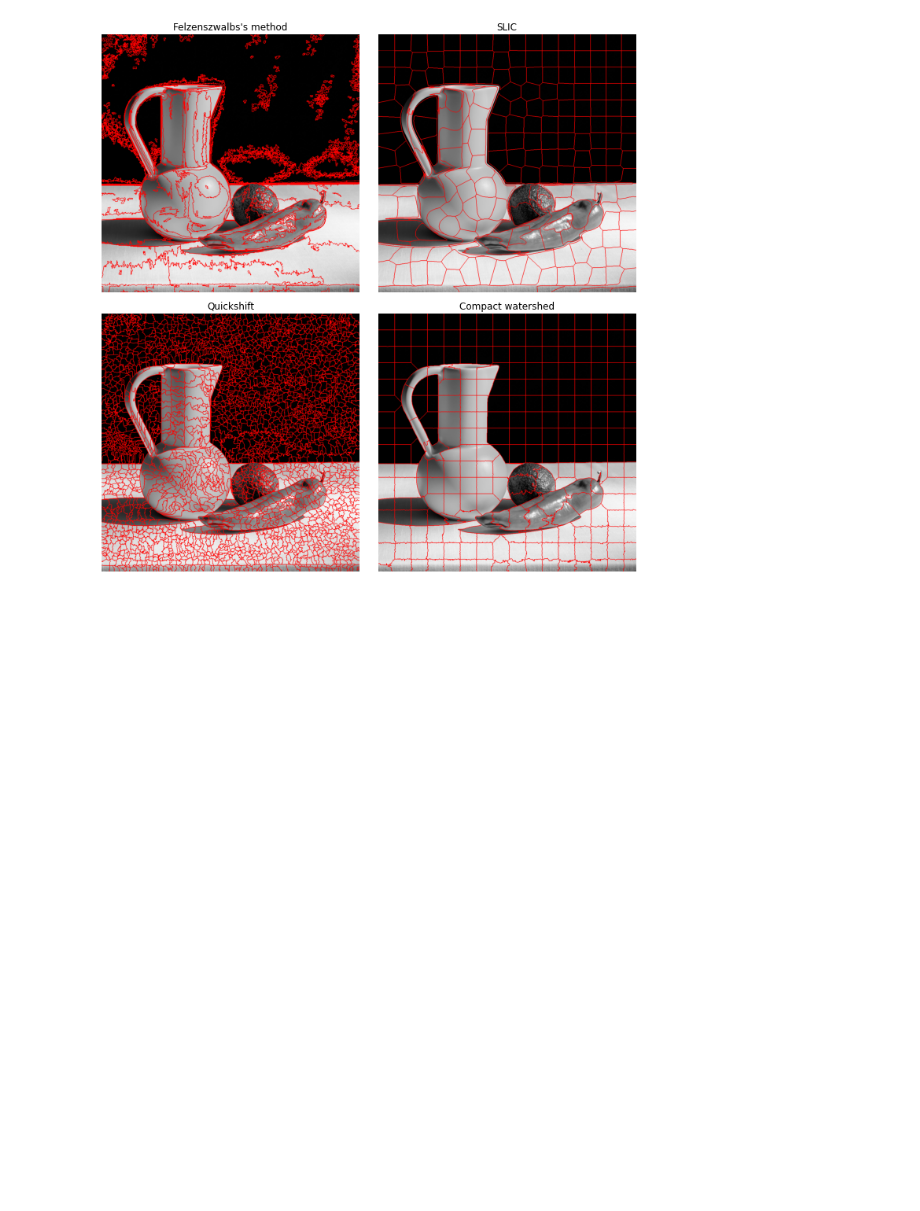
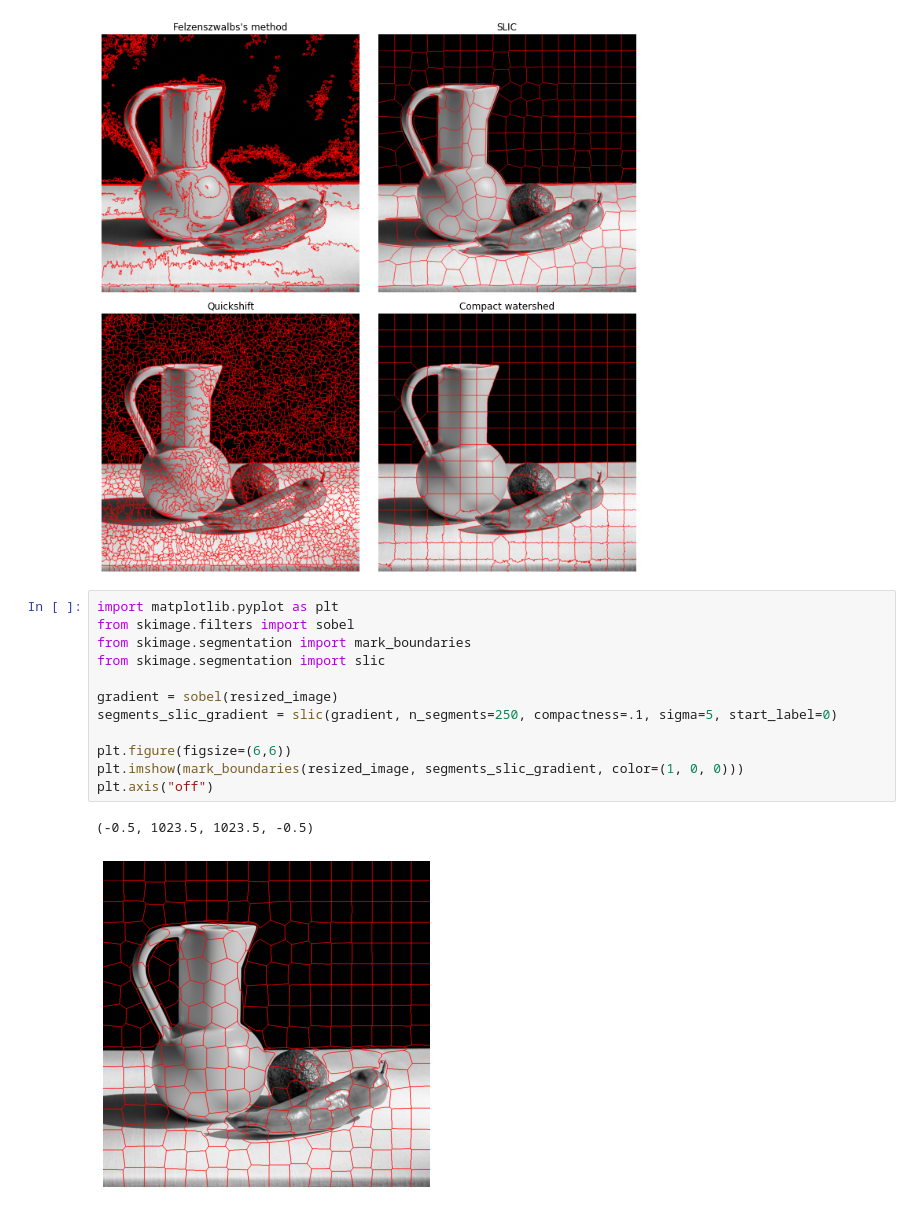
Before and after one commit to molnar75/diplomamunka, a Jupyter notebook: notebooks/09_superpixel.ipynb, the cells around one changed output. Saved outputs shown, nothing was run; the diff lists cells and outputs as text; blank space fills up the shorter version.

```diff
--- a/notebooks/09_superpixel.ipynb
+++ b/notebooks/09_superpixel.ipynb
@@ -83,3 +83,18 @@ Felzenszwalb number of segments: 527
 SLIC number of segments: 216
 Quickshift number of segments: 3012
 [figure]
+# %%
+import matplotlib.pyplot as plt
+from skimage.filters import sobel
+from skimage.segmentation import mark_boundaries
+from skimage.segmentation import slic
+
+gradient = sobel(resized_image)
+segments_slic_gradient = slic(gradient, n_segments=250, compactness=.1, sigma=5, start_label=0)
+
+plt.figure(figsize=(6,6))
+plt.imshow(mark_boundaries(resized_image, segments_slic_gradient, color=(1, 0, 0)))
+plt.axis("off")
+# %% [output]
+(-0.5, 1023.5, 1023.5, -0.5)
+[figure, added]
```
Also changed, not shown: parts of 1 cell of this notebook, 23 other files.
